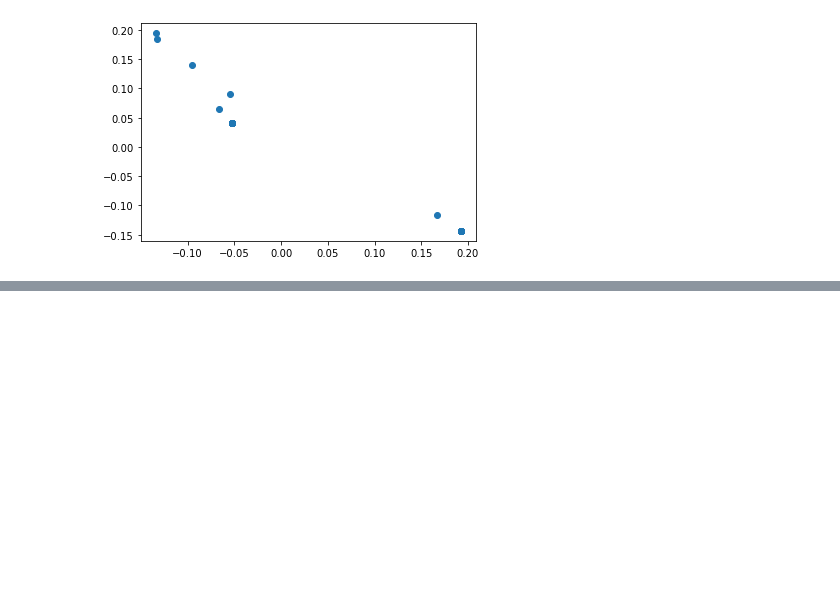
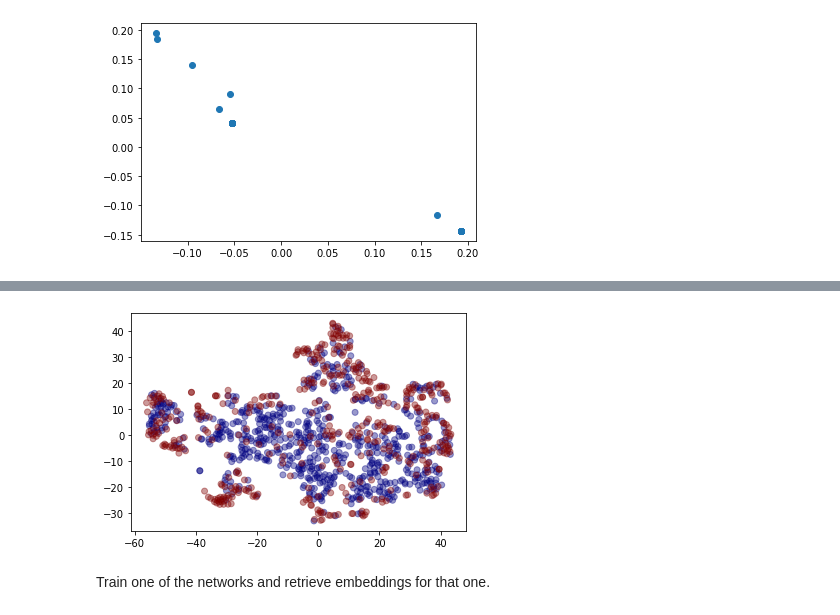
Before and after one commit to StevenVuong/Graph-Learning, a Jupyter notebook: GraphMLBook/3a_unsupervised_graph_learning.ipynb, the cells around one changed output, grey strips where cells are left out. Cells and saved outputs as stored; diff of their text form; code cells hidden in the pictures; blank space fills up the shorter version.

```diff
--- a/GraphMLBook/3a_unsupervised_graph_learning.ipynb
+++ b/GraphMLBook/3a_unsupervised_graph_learning.ipynb
@@ -626,0 +638,23 @@ Code is: https://github.com/PacktPublishing/Graph-Machine-Learning/blob/main/Cha
+# %%
+dataset = sg.datasets.PROTEINS()
+graphs, graph_labels = dataset.load()
+# %%
+generator = sg.mapper.PaddedGraphGenerator(graphs)
+
+# define GCN model with 2 layers of size 64 and 32 respectively
+# RELU activation fn is used to add non-linearity between layers
+gc_model = sg.layer.GCNSupervisedGraphClassification(
+    [64, 32],
+    ['relu', 'relu'],
+    generator,
+    pool_all_layers=True
+)
+
+# retrieve the input and output of the GC layer so they can be connected to next layer
+inp1, out1 = gc_model.in_out_tensors()
+inp2, out2 = gc_model.in_out_tensors()
+vec_distance = tf.norm(out1 - out2, axis=1)
+
+# create the model. Useful to create a specular model to easily retrieve embeddings
+pair_model = Model(inp1 + inp2, vec_distance)
+embedding_moel = Model(inp1, out1)
@@ -626,0 +699,19 @@ Code is: https://github.com/PacktPublishing/Graph-Machine-Learning/blob/main/Cha
+# %%
+# retrieve embeddings
+embeddings = embedding_moel.predict(generator.flow(graphs)) # 1113, 96
+
+# TSNE for dimensionality reduction
+from sklearn.manifold import TSNE
+tsne = TSNE(2)
+two_d = tsne.fit_transform(embeddings)
+# %%
+import matplotlib.pyplot as plt
+%matplotlib inline
+
+plt.scatter(two_d[:, 0], two_d[:, 1], c=graph_labels.cat.codes, cmap="jet", alpha=0.4)
+plt.show()
+#plt.savefig('embedding_TSNE.png',dpi=300)
+# %% [output]
+[figure, added]
+# %% [markdown]
+Train one of the networks and retrieve embeddings for that one.
```
Also changed, not shown: parts of 4 cells of this notebook, 1 other file.
